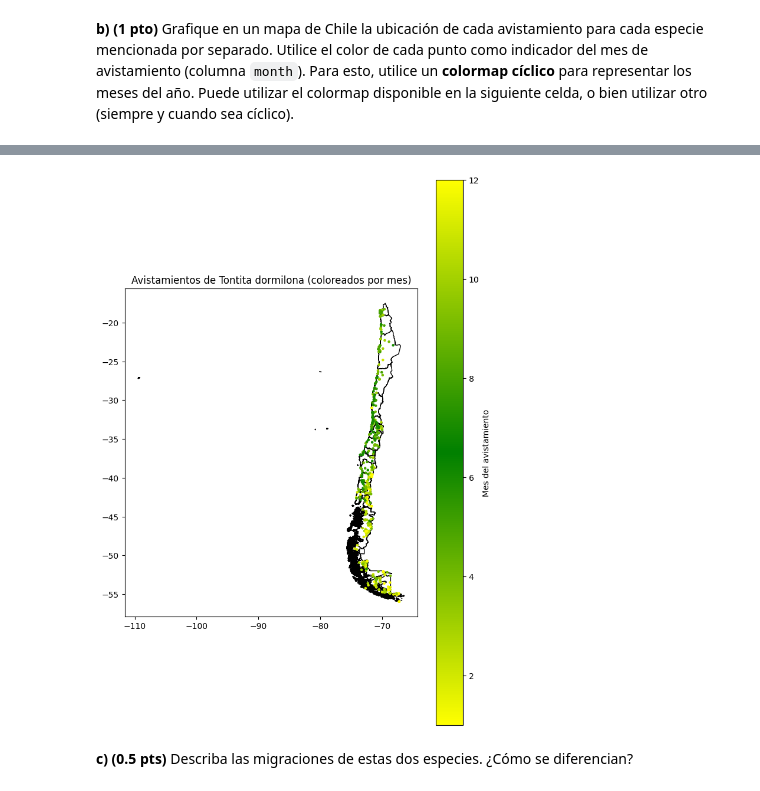
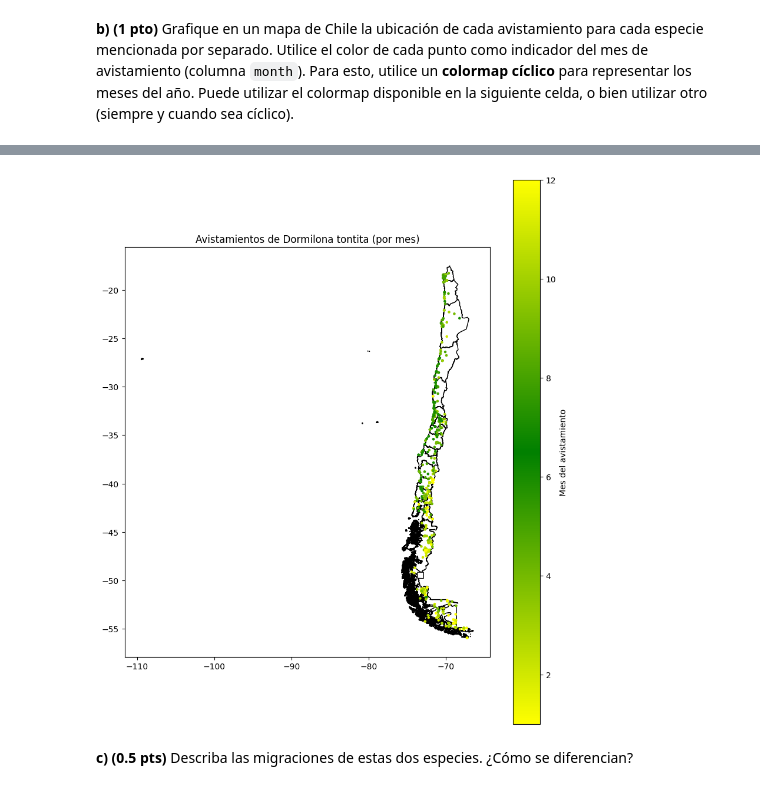
Before and after one commit to IgnOsorioo/IMT2200-Ignacio-Osorio, a Jupyter notebook: Tareas/Tarea 2/IMT2200-25s2 - Tarea 02.ipynb, the cells around one changed output, grey strips where cells are left out. Drawn from its saved outputs; the diff is of its cells as text; code cells hidden in the pictures.

```diff
--- a/Tareas/Tarea 2/IMT2200-25s2 - Tarea 02.ipynb
+++ b/Tareas/Tarea 2/IMT2200-25s2 - Tarea 02.ipynb
@@ -155,4 +161,4 @@ df_avistamientos.to_csv("avistamientos_ebird.csv", index=False)
 # %%
-# Hacemos una copia del dataframe original
-df = pd.read_csv("avistamientos_ebird.csv")
+# Hacemos una copia del dataframe original para no trabajar directamente en él
+df = pd.read_csv("avistamientos.csv")
 # %%
@@ -179,5 +185,7 @@ df.head()
 | 3 | austhr1 | Zorzal patagónico | Turdus falcklandii | L7988120 | Leñadura, Nuestra casa | 2022-01-01 22:18 | 1.0 | -53.214573 | -70.947665 | True | ... |
 | 4 | rucspa1 | Chincol | Zonotrichia capensis | L7988120 | Leñadura, Nuestra casa | 2022-01-01 22:18 | 2.0 | -53.214573 | -70.947665 | True | ... |
 # %%
-# Limpiamos el dataframe eliminando filas con valores NaN en columnas críticas
-df.dropna(subset=["speciesCode", "obsDt", "lat", "lng"], inplace=True)
+# Limpieza del dataframe
+
+# Verificamos si hay valores nulos en columnas clave
+df[["comName", "speciesCode", "lat", "lng", "obsValid"]].isnull().sum()
@@ -257,13 +284,9 @@ CRS: EPSG:4326
 
 **a) (0.3 pts)** Utilice `geopandas` para leer el archivo `Regional.shp` descargado de BCN. Asegúrese de que su CRS sea el mismo que utilizó en la sección anterior.
 # %%
-# Respuesta
-regiones = gpd.read_file("Regiones/Regional.shp")
-print("CRS de las regiones:", regiones.crs)
+# Cargamos el shapefile con las regiones de Chile
+regiones = gpd.read_file("Regional.shp")
 
-# Reproyectar si no es EPSG:4326
-if regiones.crs != "EPSG:4326":
-    regiones = regiones.to_crs("EPSG:4326")
-
-print("CRS final:", regiones.crs)
+# Verificamos el CRS
+print("CRS:", regiones.crs)
 # %% [output]
@@ -403,21 +431,21 @@ plt.show()
 # %%
-# Para Run-run
-fig, ax = plt.subplots(figsize=(8,12))
-regiones.plot(ax=ax, color="white", edgecolor="black")
+# Mapa Dormilona tontita
+fig, ax = plt.subplots(figsize = (10,12))
+regiones.plot(ax = ax, color = "white", edgecolor = "black")
 
 scatter = gdf[gdf["comName"] == "Dormilona tontita"].plot(
-    ax=ax,
-    column="month",
-    cmap=custom_cmap,
-    markersize=5,
-    legend=True,
-    legend_kwds={"label": "Mes del avistamiento"}
+    ax = ax,
+    column = "month",
+    cmap = custom_cmap,
+    markersize = 5,
+    legend = True,
+    legend_kwds = {"label": "Mes del avistamiento"}
 )
 
-plt.title("Avistamientos de Tontita dormilona (coloreados por mes)")
+plt.title("Avistamientos de Dormilona tontita (por mes)")
 plt.show()
 # %% [output]
-[figure, old version]
+[figure, new version]
 # %% [markdown]
 **c) (0.5 pts)** Describa las migraciones de estas dos especies. ¿Cómo se diferencian?
 # %% [markdown]
```
Also changed, not shown: parts of 24 cells of this notebook, 11 other files.
